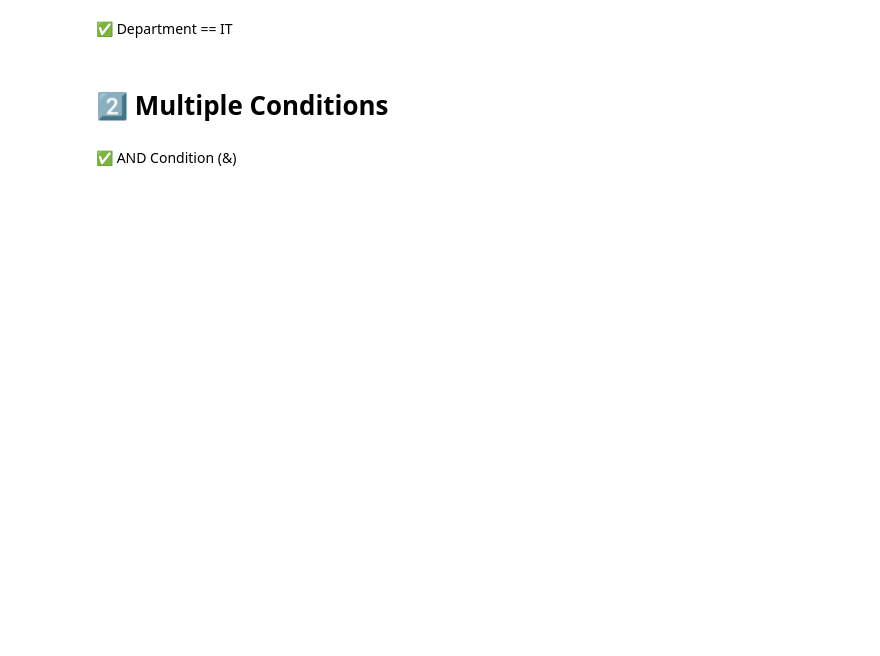
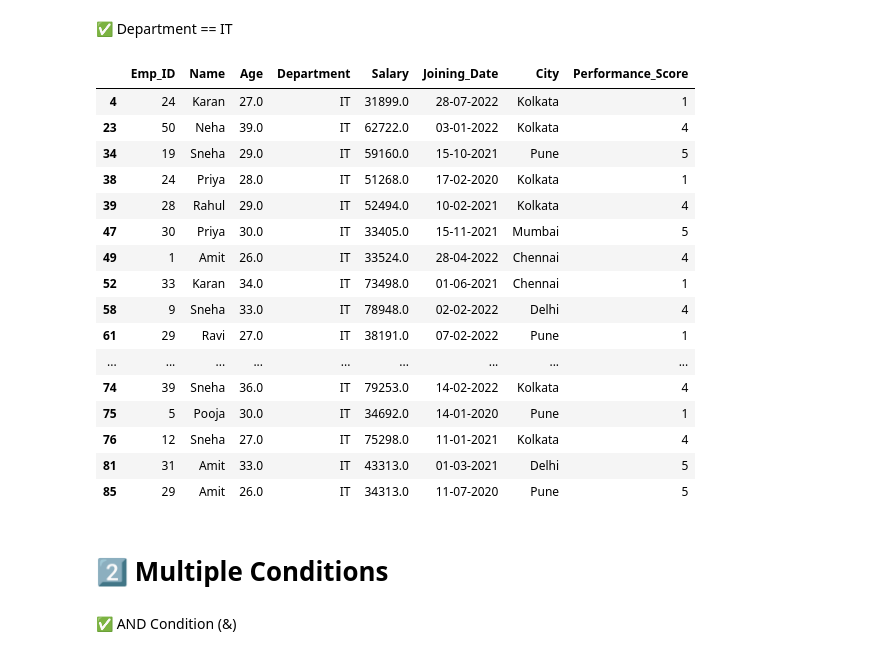
Before and after one commit to Suraj-kumar121K/PANDAS-CURSE, a Jupyter notebook: Practice_pandas/01_pandas.ipynb, the cells around one changed output. Cells and saved outputs as stored; diff of their text form; code cells hidden in the pictures; blank space fills up the shorter version.

```diff
--- a/Practice_pandas/01_pandas.ipynb
+++ b/Practice_pandas/01_pandas.ipynb
@@ -246,5 +335,25 @@ df
 # %% [markdown]
 ✅ Department == IT
+# %%
+df[df["Department"] == 'IT']
+# %% [output]
+|  | Emp_ID | Name | Age | Department | Salary | Joining_Date | City | Performance_Score |
+| 4 | 24 | Karan | 27.0 | IT | 31899.0 | 28-07-2022 | Kolkata | 1 |
+| 23 | 50 | Neha | 39.0 | IT | 62722.0 | 03-01-2022 | Kolkata | 4 |
+| 34 | 19 | Sneha | 29.0 | IT | 59160.0 | 15-10-2021 | Pune | 5 |
+| 38 | 24 | Priya | 28.0 | IT | 51268.0 | 17-02-2020 | Kolkata | 1 |
+| 39 | 28 | Rahul | 29.0 | IT | 52494.0 | 10-02-2021 | Kolkata | 4 |
+| 47 | 30 | Priya | 30.0 | IT | 33405.0 | 15-11-2021 | Mumbai | 5 |
+| 49 | 1 | Amit | 26.0 | IT | 33524.0 | 28-04-2022 | Chennai | 4 |
+| 52 | 33 | Karan | 34.0 | IT | 73498.0 | 01-06-2021 | Chennai | 1 |
+| 58 | 9 | Sneha | 33.0 | IT | 78948.0 | 02-02-2022 | Delhi | 4 |
+| 61 | 29 | Ravi | 27.0 | IT | 38191.0 | 07-02-2022 | Pune | 1 |
+| ... | ... | ... | ... | ... | ... | ... | ... | ... |
+| 74 | 39 | Sneha | 36.0 | IT | 79253.0 | 14-02-2022 | Kolkata | 4 |
+| 75 | 5 | Pooja | 30.0 | IT | 34692.0 | 14-01-2020 | Pune | 1 |
+| 76 | 12 | Sneha | 27.0 | IT | 75298.0 | 11-01-2021 | Kolkata | 4 |
+| 81 | 31 | Amit | 33.0 | IT | 43313.0 | 01-03-2021 | Delhi | 5 |
+| 85 | 29 | Amit | 26.0 | IT | 34313.0 | 11-07-2020 | Pune | 5 |
 # %% [markdown]
 # 2️⃣ Multiple Conditions
 # %% [markdown]
```
Also changed, not shown: parts of 32 cells of this notebook.
